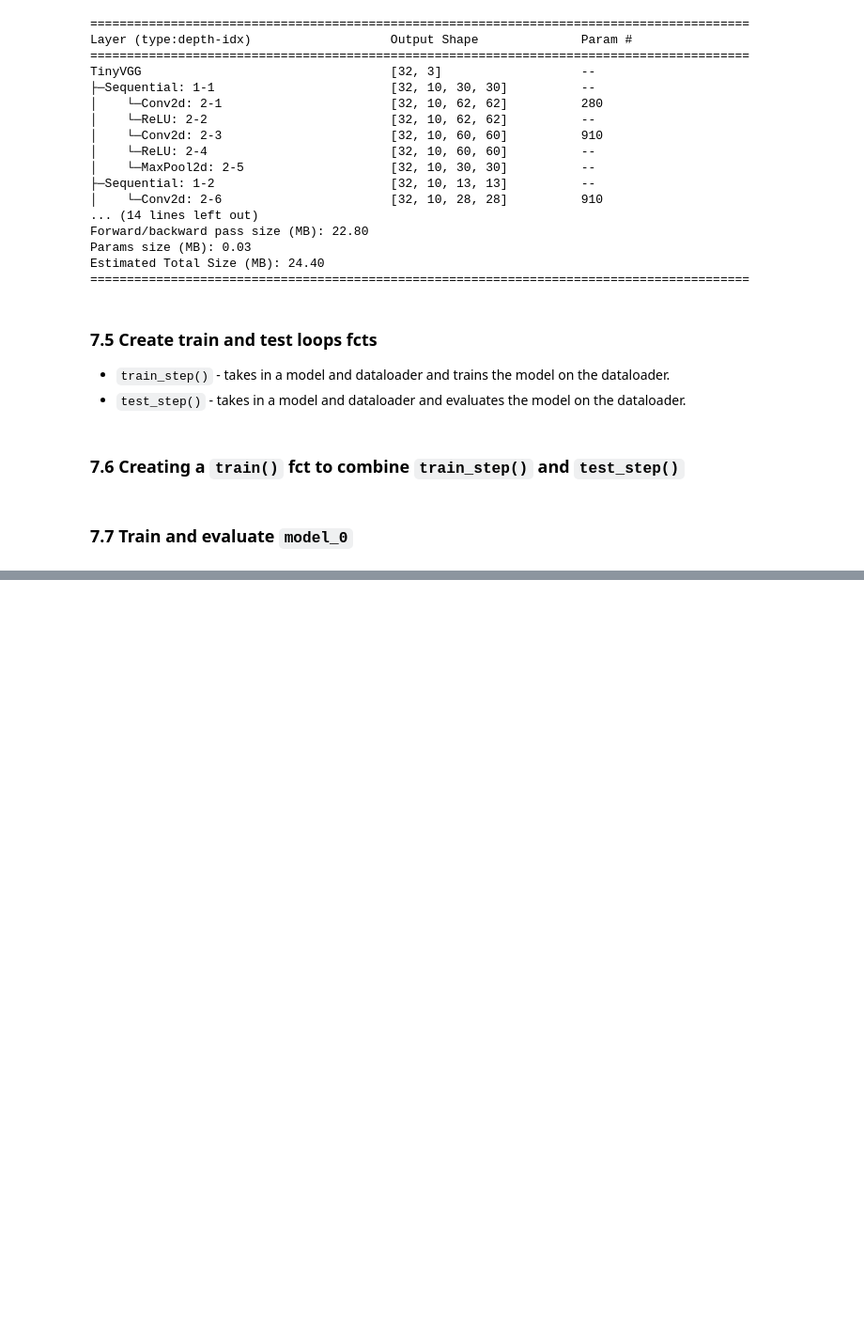
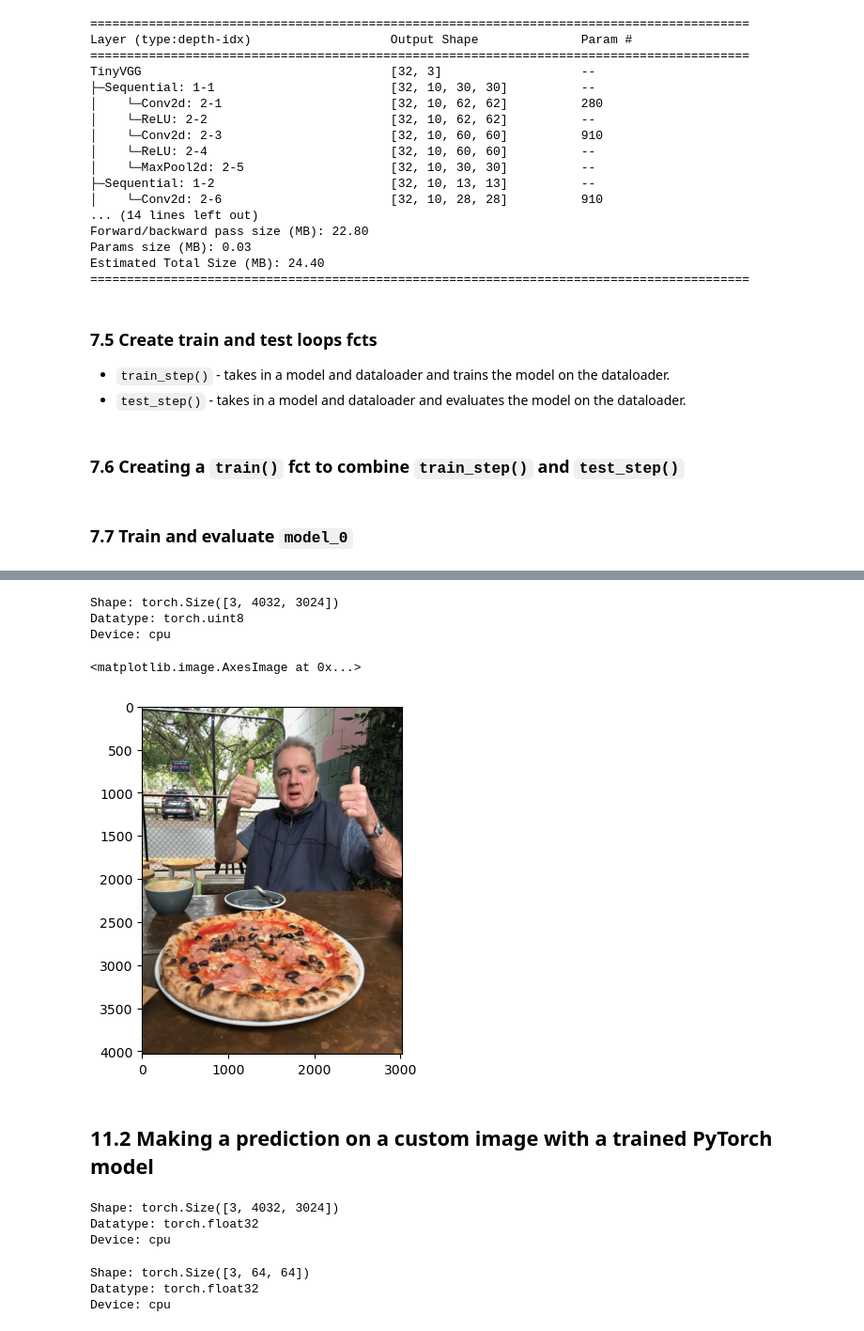
Before and after one commit to gvtsch/ZTM_Pytorch_ud, a Jupyter notebook: 04_pytorch_custom_datasets.ipynb, the cells around one changed output, grey strips where cells are left out. Shown at 94% size. Cells and saved outputs as stored; diff of their text form; code cells hidden in the pictures; blank space fills up the shorter version.

```diff
--- a/04_pytorch_custom_datasets.ipynb
+++ b/04_pytorch_custom_datasets.ipynb
@@ -1087,0 +1296,12 @@ Elapsed time: 41.338 seconds
+# %%
+import requests
+
+custom_image_path = data_path / "04-pizza-dad.jpeg"
+
+if not custom_image_path.is_file():
+    print(f"Downloading {custom_image_path}...")
+    with open(custom_image_path, "wb") as f:
+        request = requests.get("https://raw.githubusercontent.com/mrdbourke/pytorch-deep-learning/main/images/04-pizza-dad.jpeg")
+        f.write(request.content)
+else:
+    print(f"{custom_image_path} already exists...")
@@ -1087,0 +1320,43 @@ Elapsed time: 41.338 seconds
+# %%
+import torchvision
+
+custom_image_uint8 = torchvision.io.read_image(custom_image_path)
+print(f"Shape: {custom_image_uint8.shape}")
+print(f"Datatype: {custom_image_uint8.dtype}")
+print(f"Device: {custom_image_uint8.device}")
+# %% [output]
+Shape: torch.Size([3, 4032, 3024])
+Datatype: torch.uint8
+Device: cpu
+# %%
+plt.imshow(custom_image_uint8.permute(1, 2, 0))
+# %% [output]
+<matplotlib.image.AxesImage at 0x...>
+[figure, added]
+# %% [markdown]
+## 11.2 Making a prediction on a custom image with a trained PyTorch model
+# %%
+custom_image = torchvision.io.read_image(custom_image_path).float()
+custom_image = custom_image/255.0
+
+print(f"Shape: {custom_image.shape}")
+print(f"Datatype: {custom_image.dtype}")
+print(f"Device: {custom_image.device}")
+# %% [output]
+Shape: torch.Size([3, 4032, 3024])
+Datatype: torch.float32
+Device: cpu
+# %%
+custom_image_transform = transforms.Compose([
+    transforms.Resize((64, 64)),
+])
+
+custom_image_transformed = custom_image_transform(custom_image)
+
+print(f"Shape: {custom_image_transformed.shape}")
+print(f"Datatype: {custom_image_transformed.dtype}")
+print(f"Device: {custom_image_transformed.device}")
+# %% [output]
+Shape: torch.Size([3, 64, 64])
+Datatype: torch.float32
+Device: cpu
```
Also changed, not shown: parts of 40 cells of this notebook.
